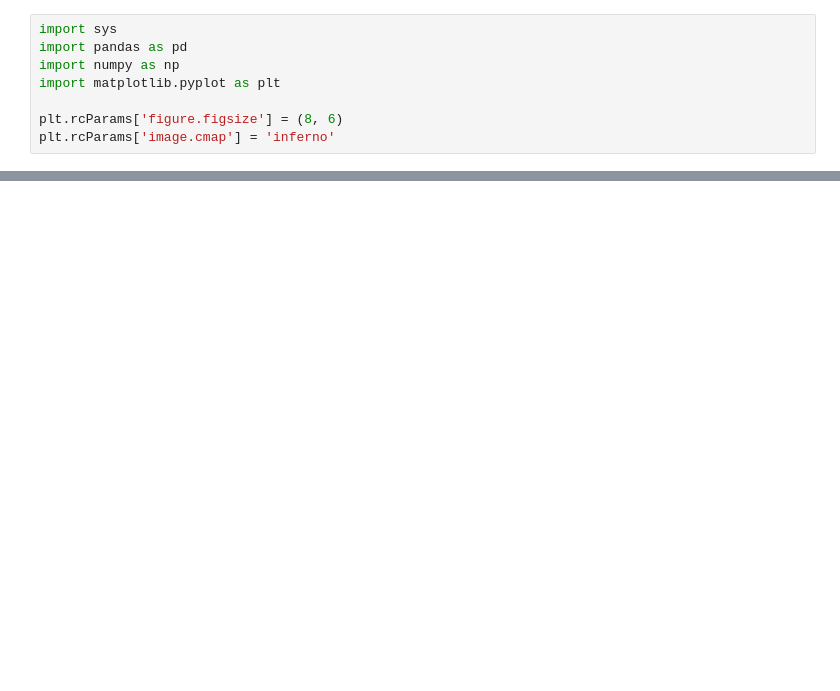
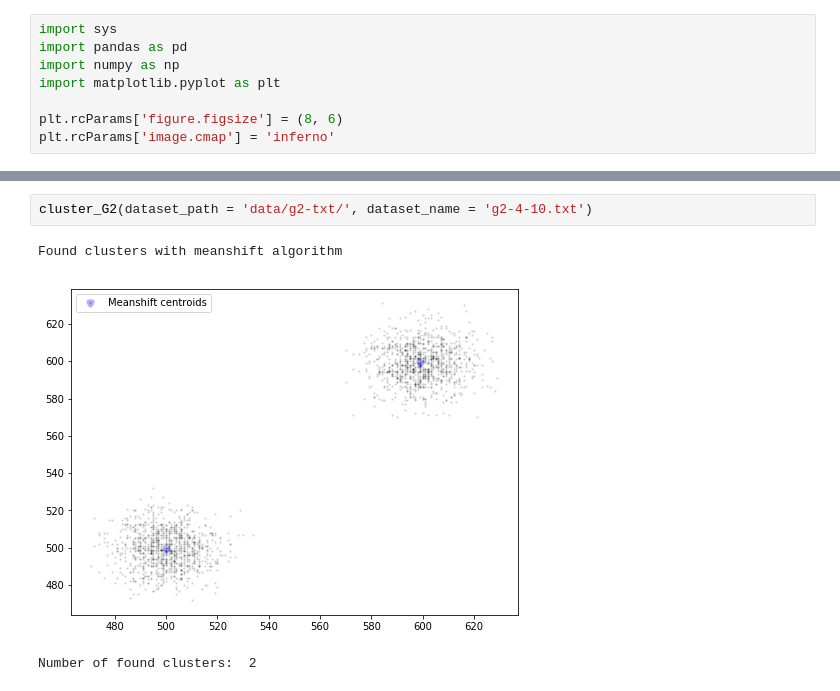
Before and after one commit to YevgenyW/CV-2019, a Jupyter notebook: HW3/mean_shift/clustering.ipynb, the cells around one changed output, grey strips where cells are left out. Saved outputs shown, nothing was run; the diff lists cells and outputs as text; blank space fills up the shorter version.

```diff
--- a/HW3/mean_shift/clustering.ipynb
+++ b/HW3/mean_shift/clustering.ipynb
@@ -444,0 +114,6 @@ for it in range(n_iterations):
+# %%
+cluster_G2(dataset_path = 'data/g2-txt/', dataset_name = 'g2-4-10.txt')
+# %% [output]
+Found clusters with meanshift algorithm
+[figure, added]
+Number of found clusters:  2
```
Also changed, not shown: parts of 23 cells of this notebook.
